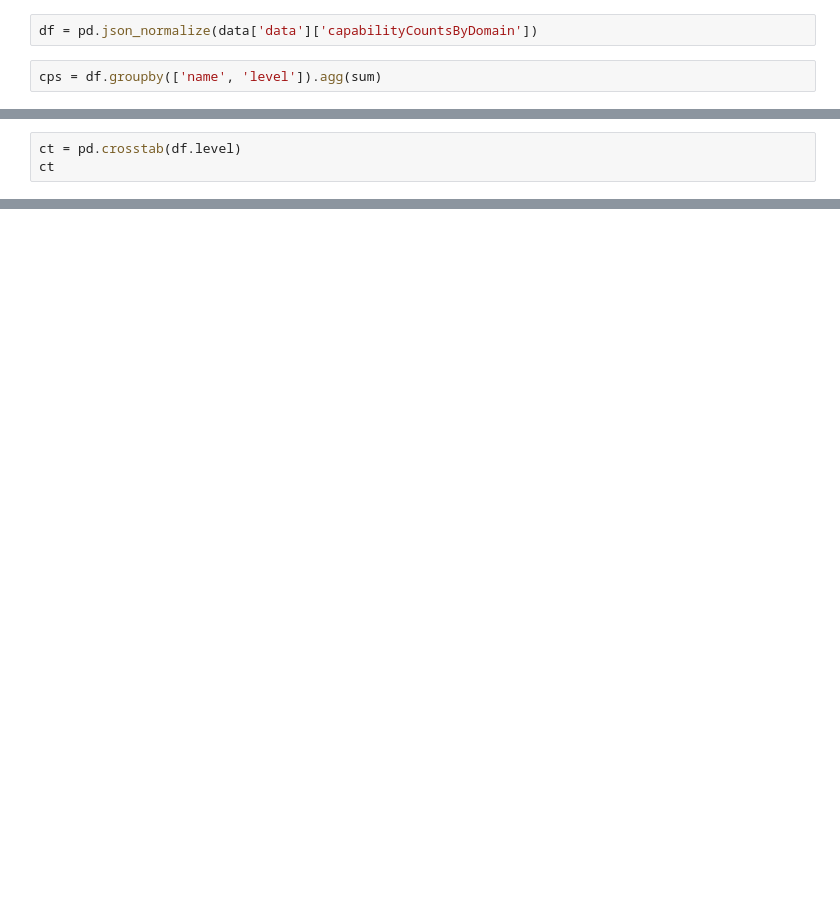
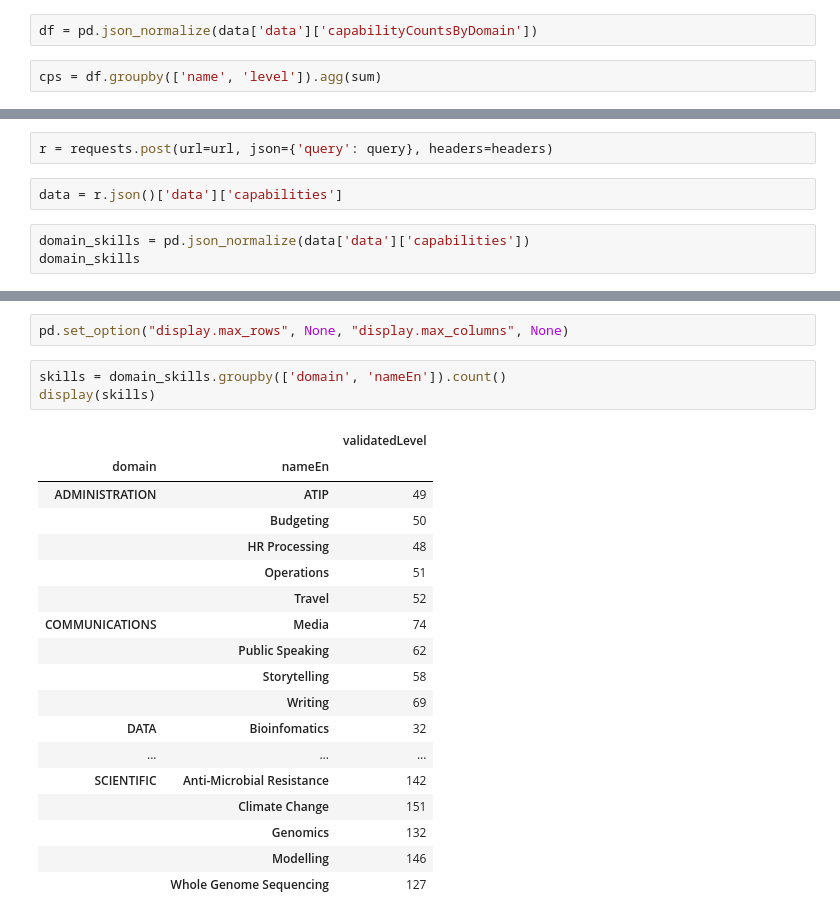
Before and after one commit to ToferC/epi_center, a Jupyter notebook: analysis_python.ipynb, the cells around one changed output, grey strips where cells are left out. Saved outputs shown, nothing was run; the diff lists cells and outputs as text; blank space fills up the shorter version.

```diff
--- a/analysis_python.ipynb
+++ b/analysis_python.ipynb
@@ -116,4 +170,8 @@ cps.plot(kind="bar", stacked=True, title="Policy Capability in PHAC", figsize=(1
+# %%
+r = requests.post(url=url, json={'query': query}, headers=headers)
+# %%
+data = r.json()['data']['capabilities']
 # %%
-ct = pd.crosstab(df.level)
-ct
+domain_skills = pd.json_normalize(data['data']['capabilities'])
+domain_skills
 # %% [output]
@@ -120,0 +191,24 @@ TypeError: crosstab() missing 1 required positional argument: 'columns'
+# %%
+pd.set_option("display.max_rows", None, "display.max_columns", None)
+# %%
+skills = domain_skills.groupby(['domain', 'nameEn']).count()
+display(skills)
+# %% [output]
+|  |  | validatedLevel |
+| domain | nameEn |  |
+| ADMINISTRATION | ATIP | 49 |
+|  | Budgeting | 50 |
+|  | HR Processing | 48 |
+|  | Operations | 51 |
+|  | Travel | 52 |
+| COMMUNICATIONS | Media | 74 |
+|  | Public Speaking | 62 |
+|  | Storytelling | 58 |
+|  | Writing | 69 |
+| DATA | Bioinfomatics | 32 |
+| ... | ... | ... |
+| SCIENTIFIC | Anti-Microbial Resistance | 142 |
+|  | Climate Change | 151 |
+|  | Genomics | 132 |
+|  | Modelling | 146 |
+|  | Whole Genome Sequencing | 127 |
```
Also changed, not shown: parts of 32 cells of this notebook, 2 other files.
